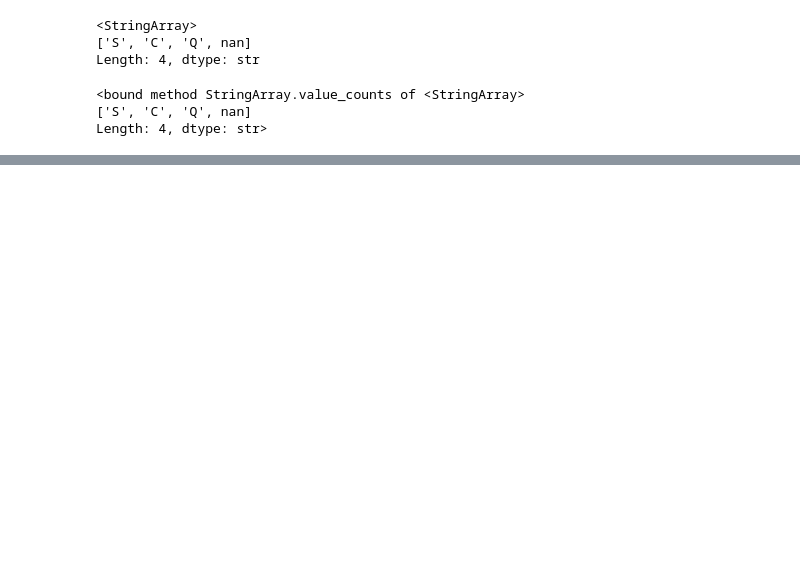
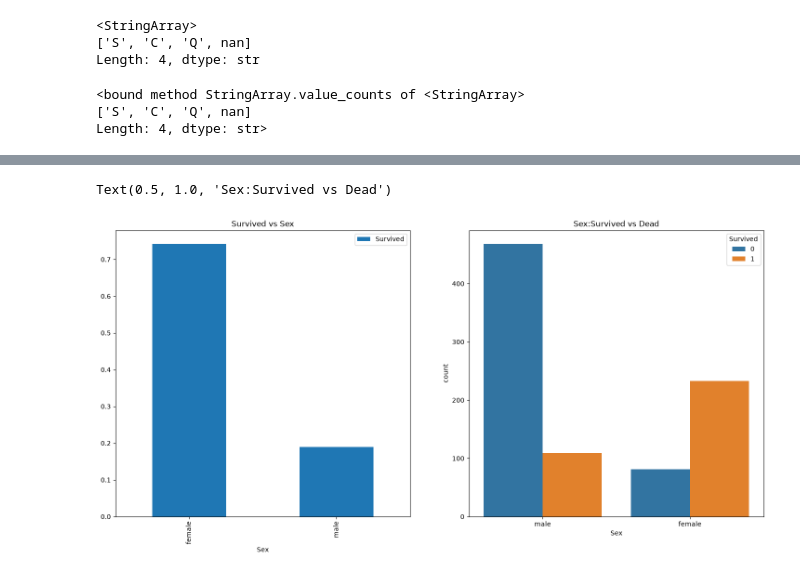
Before and after one commit to Z0mb-s/Titanic_kaggle, a Jupyter notebook: ML/testing_data.ipynb, the cells around one changed output, grey strips where cells are left out. Saved outputs shown, nothing was run; the diff lists cells and outputs as text; code cells hidden in the pictures; blank space fills up the shorter version.

```diff
--- a/ML/testing_data.ipynb
+++ b/ML/testing_data.ipynb
@@ -159,0 +103,11 @@ dtype: int64
+# %%
+# in graphs see only 38% people survive
+#lets see who survived more
+f,ax=plt.subplots(1,2,figsize=(18,8))
+df[['Sex','Survived']].groupby(['Sex']).mean().plot.bar(ax=ax[0])
+ax[0].set_title('Survived vs Sex')
+sns.countplot(x='Sex',hue='Survived',data=df,ax=ax[1])
+ax[1].set_title('Sex:Survived vs Dead')
+# %% [output]
+Text(0.5, 1.0, 'Sex:Survived vs Dead')
+[figure, added]
```
Also changed, not shown: parts of 15 cells of this notebook, 12 other files.
